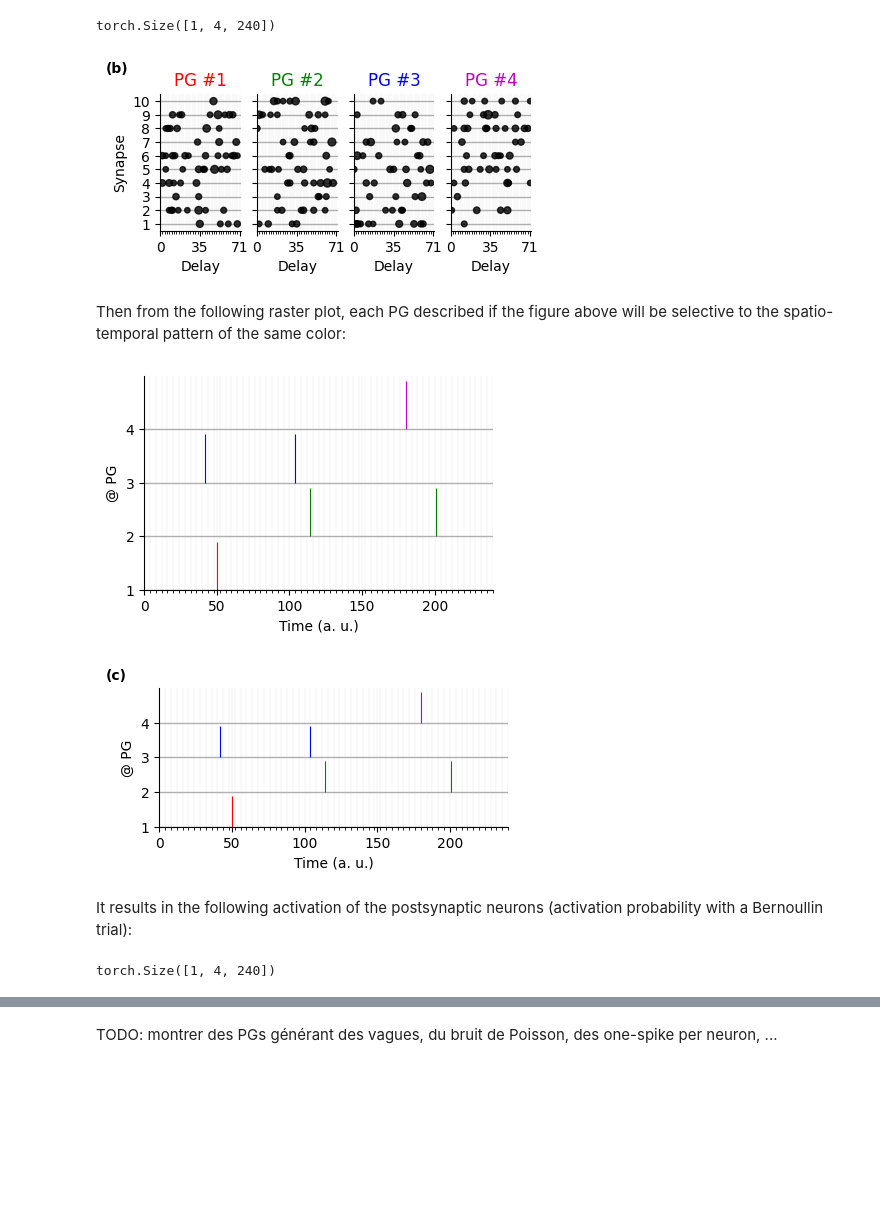
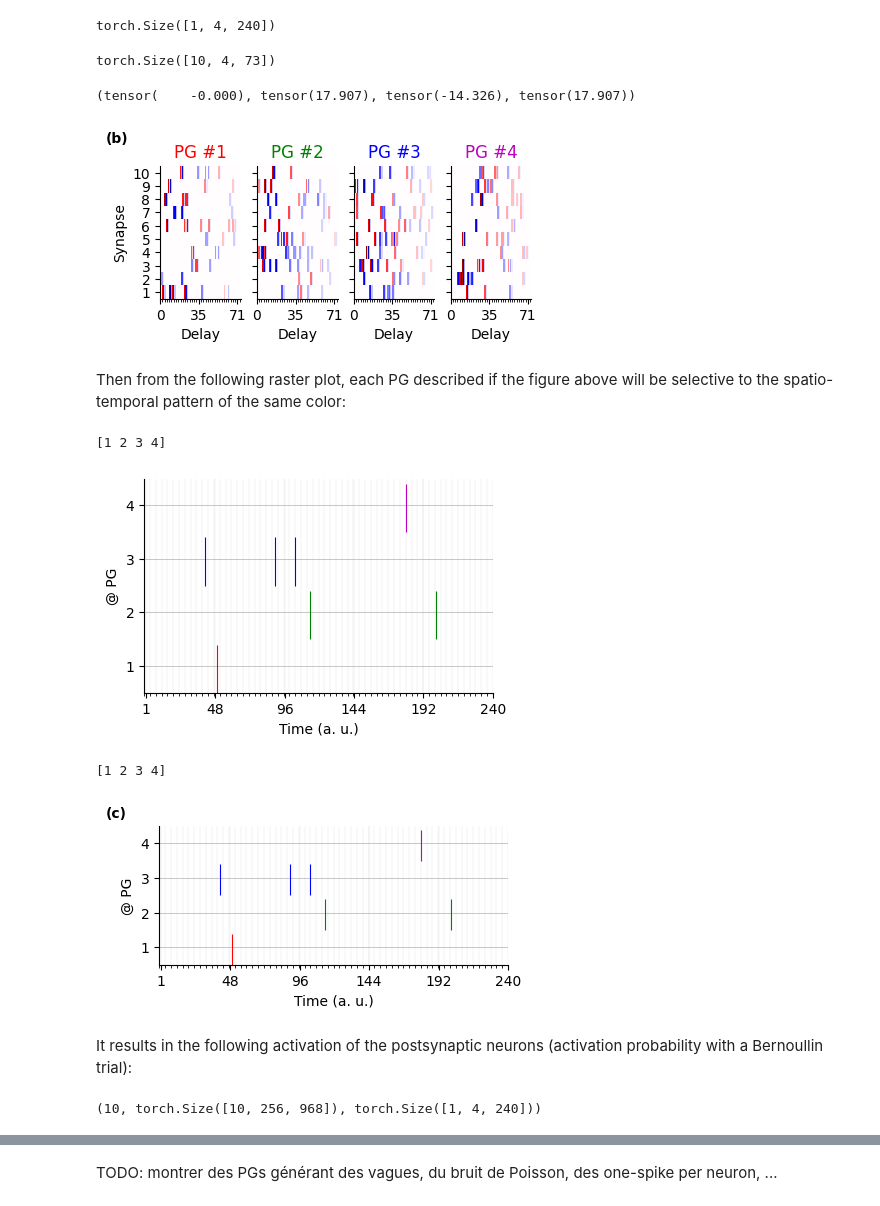
Before and after one commit to SpikeAI/TemporallyHeterogeneousConnections, a Jupyter notebook: dev/2022-11-22_ABCD.ipynb, the cells around one changed output, grey strips where cells are left out. Saved outputs shown, nothing was run; the diff lists cells and outputs as text; code cells hidden in the pictures; blank space fills up the shorter version.

```diff
--- a/dev/2022-11-22_ABCD.ipynb
+++ b/dev/2022-11-22_ABCD.ipynb
@@ -105,4 +110,4 @@ PG = torch.randn(opt.N_pre, opt.N_PGs, opt.N_PG_time)
 # %%
 PG *= temporal_mod.unsqueeze(0).unsqueeze(0)
 # %%
-PG
+PG *= PG >.5
@@ -135,0 +119,2 @@ tensor([ 1, -1])
+# %%
+spike = torch.tensor([1, -.8, -.2])
@@ -449,5 +468,8 @@ opt_fig1 = Params(  datetag = datetag + '_fig1',
                     seed = 2373,
                     fig_width = 4.5,
                     )
+
 env_fig1 = ABCD(opt_fig1)
-a, b, PG = env_fig1.generative_model()
+# a, b, PG = env_fig1.generative_model()
+PG = env_fig1.set_PG(seed=opt_fig1.seed)
+b = env_fig1.get_b(seed=opt_fig1.seed+1)
@@ -465,8 +490,6 @@ env_fig1.opt.N_pre, env_fig1.opt.N_PGs, env_fig1.opt.N_PG_time
 subplotpars_fig1 = matplotlib.figure.SubplotParams(left=0., right=1., bottom=0., top=1., wspace=0.05, hspace=0.05,)
 figsize = (env_fig1.opt.fig_width, env_fig1.opt.fig_width/2.5)
 colors = ['r', 'g' , 'b' , 'm']
-env_fig1 = ABCD(opt_fig1)
-a, b, PG = env_fig1.generative_model()
 # %%
 #b[0, 3, 350] = True
 #b[0, 2, 350] = True
@@ -482,29 +505,39 @@ b[0, 2, 104] = True
 b.shape
 # %% [output]
 torch.Size([1, 4, 240])
+# %%
+PG.shape
+# %% [output]
+torch.Size([10, 4, 73])
+# %%
+PG.mean(), PG.abs().max(), PG.min(), PG.max()
+# %% [output]
+(tensor(    -0.000), tensor(17.907), tensor(-14.326), tensor(17.907))
 # %%
-fig, axs = env_fig1.plot_PG(torch.relu(PG), cmap='Reds', aspect=12, colors=colors)
+fig, axs = env_fig1.plot_PG(PG, aspect=12, colors=colors)
 fig.text(0.03, 0.95,'(b)', horizontalalignment='center', verticalalignment='center', weight='bold')
 if not figpath is  None: printfig(fig, 'figure_1b.pdf')
 plt.show()
 # %% [output]
-[figure, old version]
+[figure, new version]
 # %% [markdown]
 Then from the following raster plot, each PG described if the figure above will be selective to the spatio-temporal pattern of the same color:
 # %%
-fig, ax = env_fig1.plot_b(b, colors=colors)
+fig, ax = env_fig1.plot_b(b, colors=colors, yticks=env_fig1.opt.N_PGs)
 # %% [output]
+[1 2 3 4]
-[figure, old version]
+[figure, new version]
 # %%
-fig, ax = env_fig1.plot_b(b, colors=colors, figsize=figsize, subplotpars=subplotpars_fig1)
+fig, ax = env_fig1.plot_b(b, colors=colors, figsize=figsize, subplotpars=subplotpars_fig1, yticks=env_fig1.opt.N_PGs)
 fig.text(0.03, 0.95,'(c)', horizontalalignment='center', verticalalignment='center', weight='bold')
 
 if not figpath is  None: printfig(fig, 'figure_1c')
 # %% [output]
+[1 2 3 4]
-[figure, old version]
+[figure, new version]
 # %% [markdown]
 It results in the following activation of the postsynaptic neurons (activation probability with a Bernoullin trial):
-# %%
-b.shape
-# %% [output]
-torch.Size([1, 4, 240])
+# %%
+env_fig1.opt.N_pre, a.shape, b.shape
+# %% [output]
+(10, torch.Size([10, 256, 968]), torch.Size([1, 4, 240]))
```
Also changed, not shown: parts of 34 cells of this notebook.
